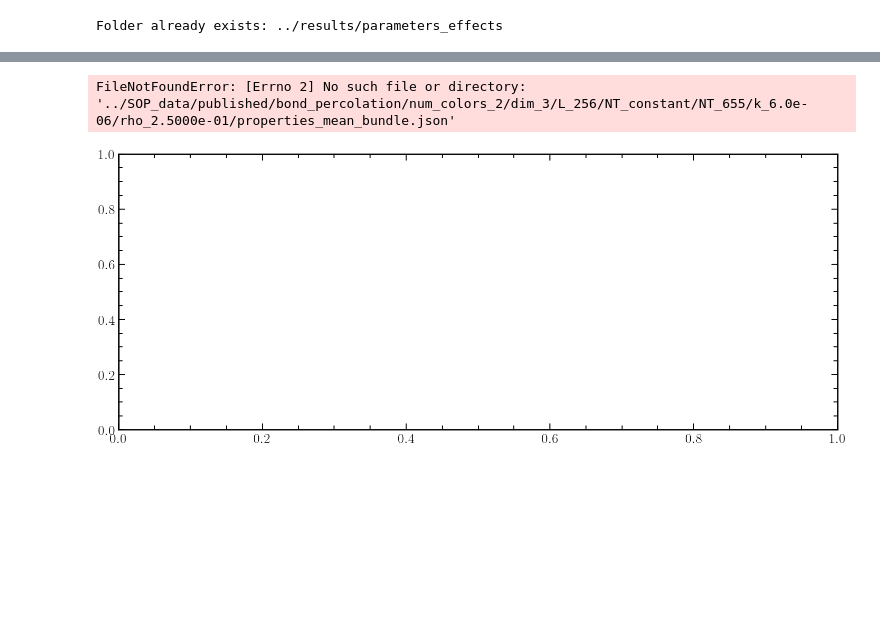
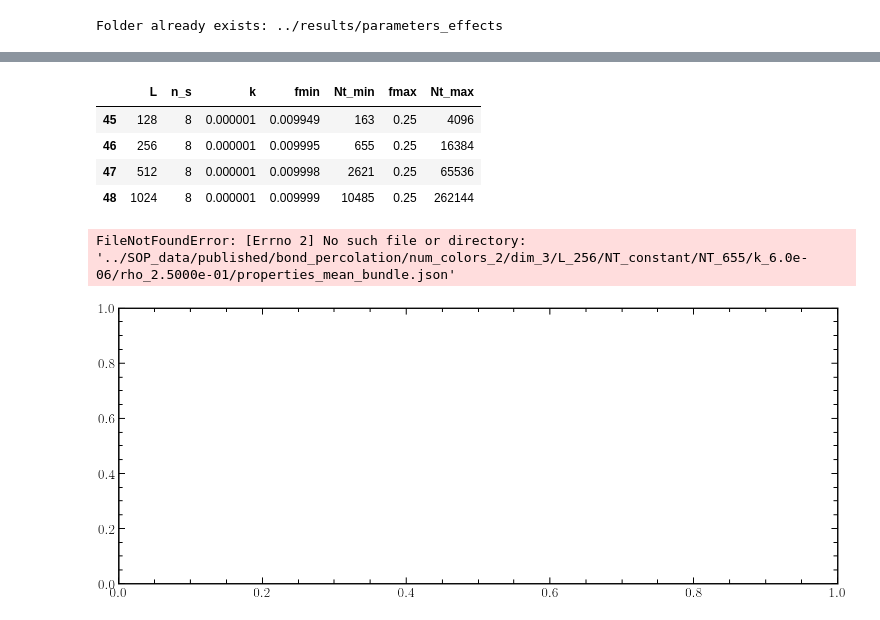
Before and after one commit to JuniorAlencar/self_organization_percolation, a Jupyter notebook: jupyter/parameters_analysis.ipynb, the cells around one changed output, grey strips where cells are left out. Saved outputs shown, nothing was run; the diff lists cells and outputs as text; code cells hidden in the pictures; blank space fills up the shorter version.

```diff
--- a/jupyter/parameters_analysis.ipynb
+++ b/jupyter/parameters_analysis.ipynb
@@ -538,3 +249,13 @@ minimum value for k=6e-06, $\langle p \rangle$ = 0.2578709825284015 for f = 0.02
+# %%
+nc = 8
+
+df_min[(df_min['k']==1.0e-06) & (df_min['n_s']==nc)]
+# %% [output]
+|  | L | n_s | k | fmin | Nt_min | fmax | Nt_max |
+| 45 | 128 | 8 | 0.000001 | 0.009949 | 163 | 0.25 | 4096 |
+| 46 | 256 | 8 | 0.000001 | 0.009995 | 655 | 0.25 | 16384 |
+| 47 | 512 | 8 | 0.000001 | 0.009998 | 2621 | 0.25 | 65536 |
+| 48 | 1024 | 8 | 0.000001 | 0.009999 | 10485 | 0.25 | 262144 |
 # %%
 k_lst = [1.0e-04, 5.0e-05, 1.0e-05, 5.0e-05, 6.0e-06]
 L = 256
```
Also changed, not shown: parts of 14 cells of this notebook, 5 other files.
